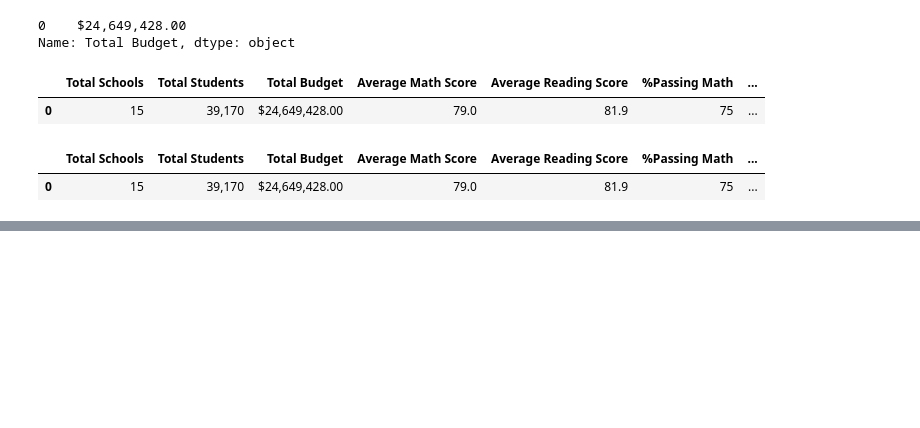
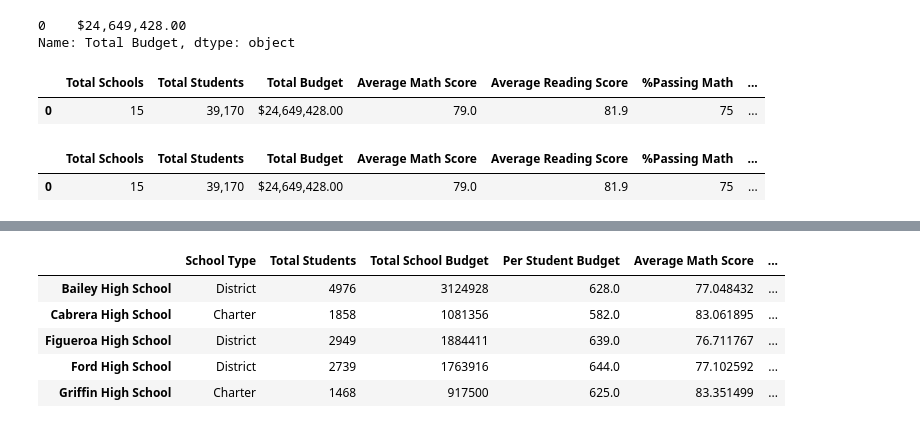
Before and after one commit to skguru/School_District_Analysis, a Jupyter notebook: PyCitySchools.ipynb, the cells around one changed output, grey strips where cells are left out. Saved outputs shown, nothing was run; the diff lists cells and outputs as text; code cells hidden in the pictures; blank space fills up the shorter version.

```diff
--- a/PyCitySchools.ipynb
+++ b/PyCitySchools.ipynb
@@ -341,0 +571,5 @@ district_summary_df
+# %%
+#calculate passing students in math per school
+
+per_school_passing_math = passing_math.groupby(["school_name"]).count() ["student_name"]
+per_school_passing_math
@@ -341,0 +594,5 @@ district_summary_df
+# %%
+#calculate passing students in reading per school
+
+per_school_passing_reading = passing_reading.groupby(["school_name"]).count() ["student_name"]
+per_school_passing_reading
@@ -341,0 +617,5 @@ district_summary_df
+# %%
+#Per school passing students percentage - math
+
+per_school_passing_math_percentage = per_school_passing_math/per_school_count *100
+per_school_passing_math_percentage
@@ -341,0 +640,5 @@ district_summary_df
+# %%
+#Per school passing students percentage - reading
+
+per_school_passing_reading_percentage = per_school_passing_reading/per_school_count *100
+per_school_passing_reading_percentage
@@ -341,0 +685,12 @@ district_summary_df
+# %%
+#Creating School Summary data frame using the values calculated above
+
+per_school_summary_df = pd.DataFrame({"School Type": per_school_types, "Total Students": per_school_count, "Total School Budget": per_school_budget, "Per Student Budget": per_capita_budget, "Average Math Score": per_school_math, "Average Reading Score": per_school_reading, "%Passing Math": per_school_passing_math_percentage, "%Passing Reading": per_school_passing_reading_percentage, "%Overall Passing": per_overall_passing_percentage})
+per_school_summary_df.head()
+# %% [output]
+|  | School Type | Total Students | Total School Budget | Per Student Budget | Average Math Score | ... |
+| Bailey High School | District | 4976 | 3124928 | 628.0 | 77.048432 | ... |
+| Cabrera High School | Charter | 1858 | 1081356 | 582.0 | 83.061895 | ... |
+| Figueroa High School | District | 2949 | 1884411 | 639.0 | 76.711767 | ... |
+| Ford High School | District | 2739 | 1763916 | 644.0 | 77.102592 | ... |
+| Griffin High School | Charter | 1468 | 917500 | 625.0 | 83.351499 | ... |
```
Also changed, not shown: parts of 18 cells of this notebook.
